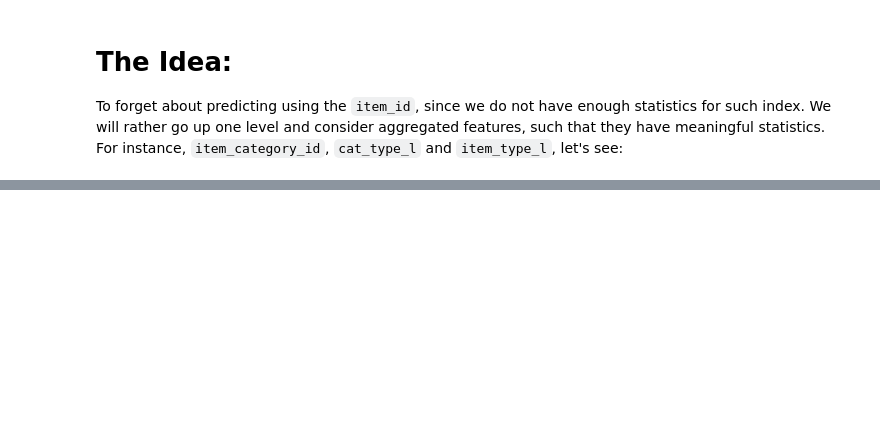
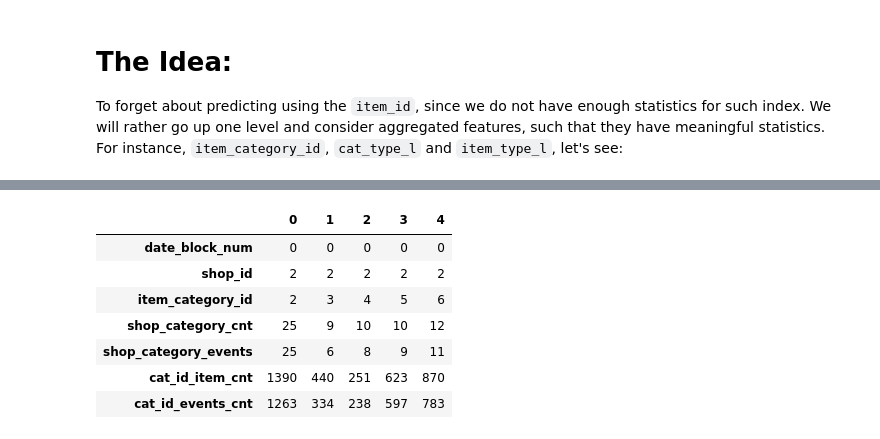
Before and after one commit to data-science-if-usp/kaggle, a Jupyter notebook: pablo/Predict Future Sales.ipynb, the cells around one changed output, grey strips where cells are left out. Drawn from its saved outputs; the diff is of its cells as text; code cells hidden in the pictures; blank space fills up the shorter version.

```diff
--- a/pablo/Predict Future Sales.ipynb
+++ b/pablo/Predict Future Sales.ipynb
@@ -269,0 +244,8 @@ It contains all `['shop_id', 'item_id']` pairs, this will the starting point of
+# %%
+# By item_category_id
+groups = ['item_category_id']
+dic_agg = {'item_cnt_day': ['sum', 'count']}
+train_category_id = monthly_agg(train, groups, dic_agg, rename_col= True)
+train_category_id.columns = ['date_block_num', 'item_category_id', 'cat_id_item_cnt',
+       'cat_id_events_cnt']
+train_category_id.head().T
@@ -269,0 +299,8 @@ It contains all `['shop_id', 'item_id']` pairs, this will the starting point of
+# %%
+# Let us begin with item_category_id
+groups = ['shop_id', 'item_category_id']
+dic_agg = {'item_cnt_day': ['sum', 'count']}
+train_shop_category = monthly_agg(train, groups, dic_agg, rename_col= True)
+train_shop_category.columns= ['date_block_num', 'shop_id', 'item_category_id', 'shop_category_cnt',
+       'shop_category_events']
+train_shop_category.head().T
@@ -269,0 +314,13 @@ It contains all `['shop_id', 'item_id']` pairs, this will the starting point of
+# %%
+# merge with the train_category_id to include aggregated features
+train_shop_category = train_shop_category.merge(train_category_id, on= ['date_block_num', 'item_category_id'], how = 'left', suffixes=('','_'))
+train_shop_category.head().T
+# %% [output]
+|  | 0 | 1 | 2 | 3 | 4 |
+| date_block_num | 0 | 0 | 0 | 0 | 0 |
+| shop_id | 2 | 2 | 2 | 2 | 2 |
+| item_category_id | 2 | 3 | 4 | 5 | 6 |
+| shop_category_cnt | 25 | 9 | 10 | 10 | 12 |
+| shop_category_events | 25 | 6 | 8 | 9 | 11 |
+| cat_id_item_cnt | 1390 | 440 | 251 | 623 | 870 |
+| cat_id_events_cnt | 1263 | 334 | 238 | 597 | 783 |
```
Also changed, not shown: parts of 19 cells of this notebook.
